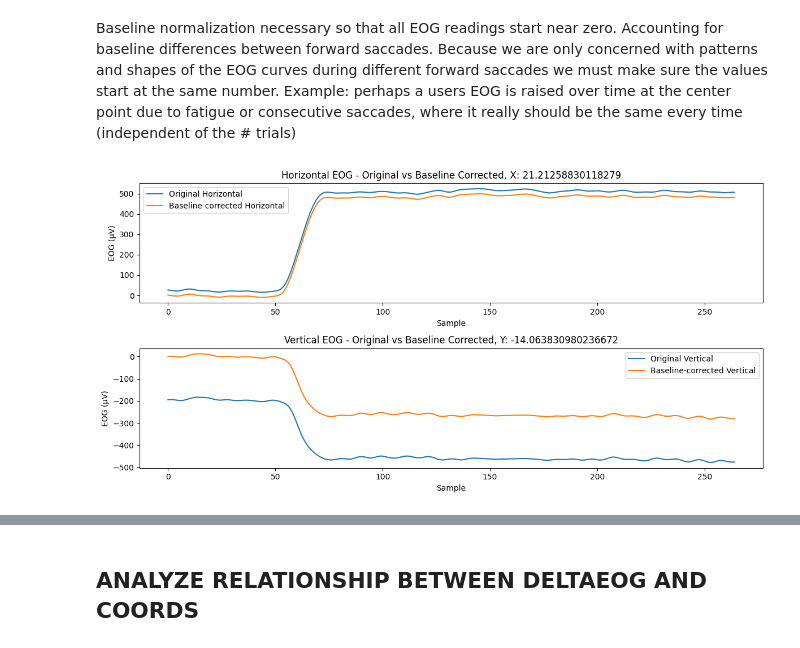
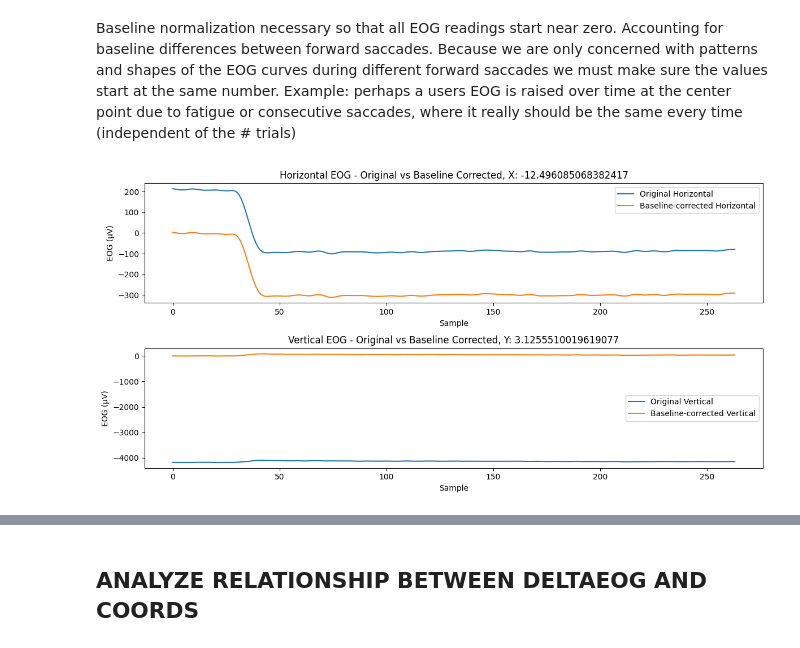
Before and after one commit to GTMRC-Industry/EOG-Software, a Jupyter notebook: EOG_Positional_Regression.ipynb, the cells around one changed output, grey strips where cells are left out. Saved outputs shown, nothing was run; the diff lists cells and outputs as text; code cells hidden in the pictures.

```diff
--- a/EOG_Positional_Regression.ipynb
+++ b/EOG_Positional_Regression.ipynb
@@ -181,7 +163,7 @@ import matplotlib.pyplot as plt
 
 # Pick a segment to visualize (e.g., the first one)
 #FORWARDS
-fw_entry = list(fw_mapping.values())[1]
+fw_entry = list(fw_mapping.values())[45]
 fw_horiz = fw_entry['segment']['Horizontal'].values.astype('float32')
 fw_vert  = fw_entry['segment']['Vertical'].values.astype('float32')
 
@@ -214,31 +196,31 @@ plt.legend()
 # bw_horiz = bw_entry['segment']['Horizontal'].values.astype('float32')
 # bw_vert  = bw_entry['segment']['Vertical'].values.astype('float32')
 
 # # Baseline subtraction using first 10 samples (pre-saccade fixation)
 # pre_samples = 10
 # bw_horiz_baseline = bw_horiz - bw_horiz[:pre_samples].mean()
 # bw_vert_baseline  = bw_vert  - bw_vert[:pre_samples].mean()
 
 # # Plot
 # plt.figure(figsize=(12,5))
 
 # plt.subplot(2,1,1)
 # plt.plot(bw_horiz, label='Original Horizontal')
 # plt.plot(bw_horiz_baseline, label='Baseline-corrected Horizontal')
 # plt.title('BACKWARDS - Horizontal EOG - Original vs Baseline Corrected, ANGLE: ' + str(bw_entry['angle_horiz']))
 # plt.xlabel('Sample')
 # plt.ylabel('EOG (µV)')
 # plt.legend()
 
 # plt.subplot(2,1,2)
 # plt.plot(bw_vert, label='Original Vertical')
 # plt.plot(bw_vert_baseline, label='Baseline-corrected Vertical')
 # plt.title('BACKWARDS - Vertical EOG - Original vs Baseline Corrected, ANGLE: ' + str(bw_entry['angle_vert']))
 # plt.xlabel('Sample')
 # plt.ylabel('EOG (µV)')
 # plt.legend()
 
 plt.tight_layout()
 plt.show()
 # %% [output]
-[figure, old version]
+[figure, new version]
```
Also changed, not shown: parts of 16 cells of this notebook, 4 other files.
